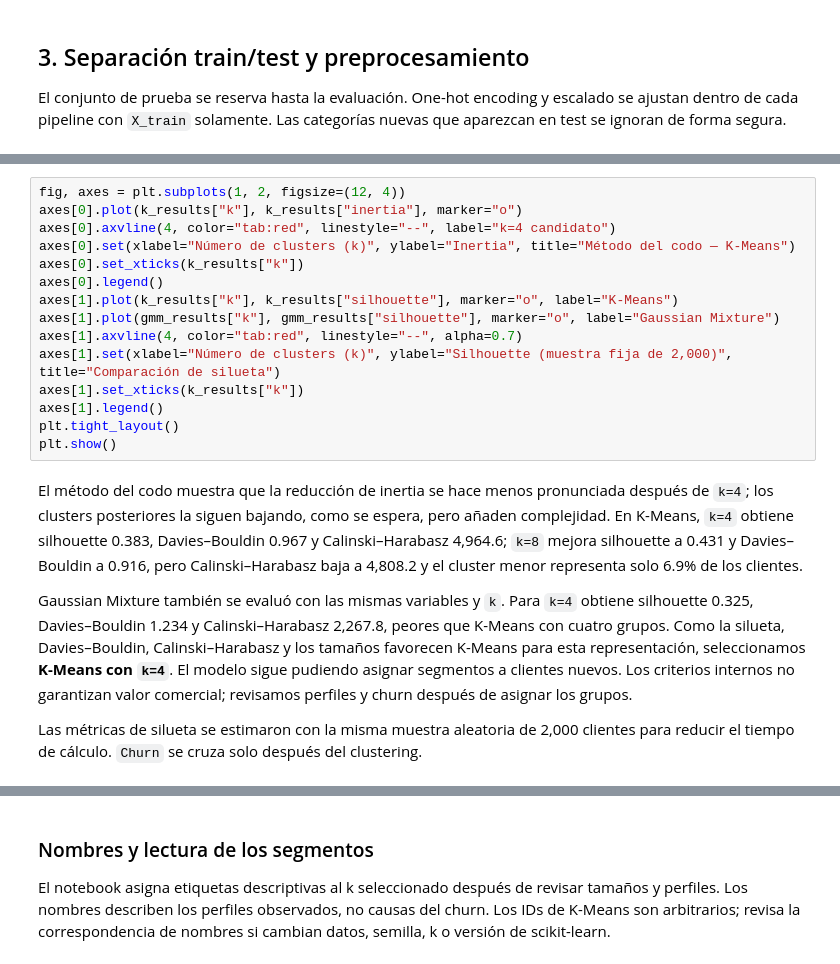
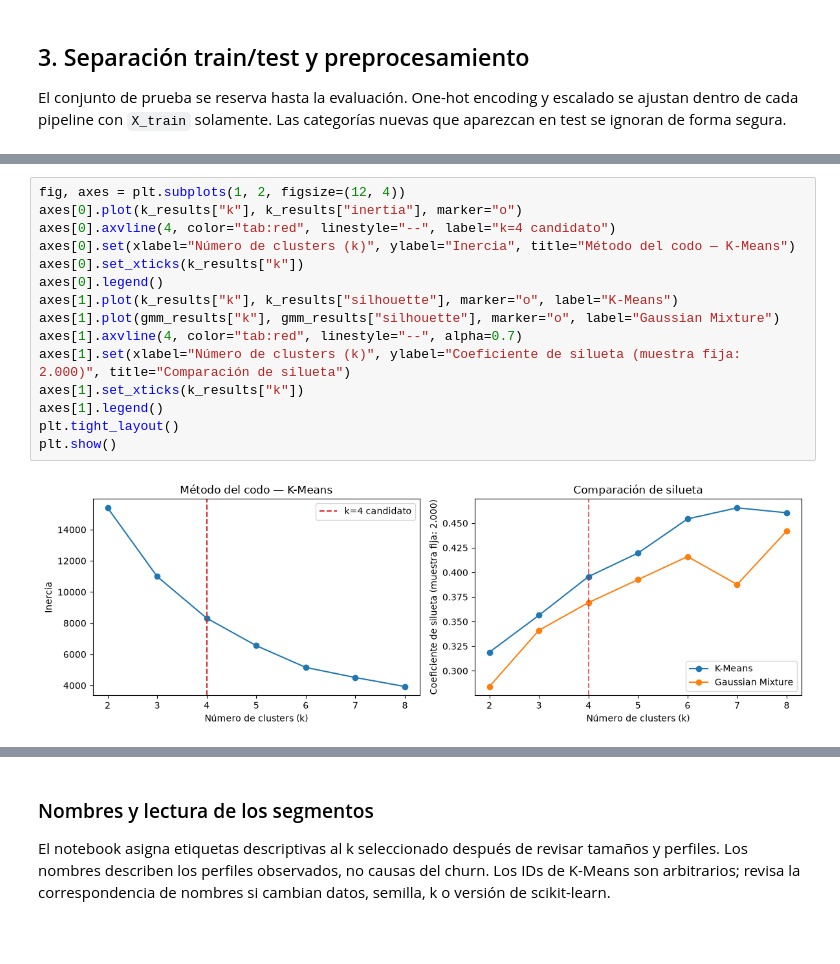
Before and after one commit to HeymichaelRD/customer-churn-analysis, a Jupyter notebook: notebooks/03_modeling_teudys.ipynb, the cells around one changed output, grey strips where cells are left out. Saved outputs shown, nothing was run; the diff lists cells and outputs as text; blank space fills up the shorter version.

```diff
--- a/notebooks/03_modeling_teudys.ipynb
+++ b/notebooks/03_modeling_teudys.ipynb
@@ -218,21 +388,17 @@ cluster_comparison.query("k in [4, 8]").round(3)
 # %%
 fig, axes = plt.subplots(1, 2, figsize=(12, 4))
 axes[0].plot(k_results["k"], k_results["inertia"], marker="o")
 axes[0].axvline(4, color="tab:red", linestyle="--", label="k=4 candidato")
-axes[0].set(xlabel="Número de clusters (k)", ylabel="Inertia", title="Método del codo — K-Means")
+axes[0].set(xlabel="Número de clusters (k)", ylabel="Inercia", title="Método del codo — K-Means")
 axes[0].set_xticks(k_results["k"])
 axes[0].legend()
 axes[1].plot(k_results["k"], k_results["silhouette"], marker="o", label="K-Means")
 axes[1].plot(gmm_results["k"], gmm_results["silhouette"], marker="o", label="Gaussian Mixture")
 axes[1].axvline(4, color="tab:red", linestyle="--", alpha=0.7)
-axes[1].set(xlabel="Número de clusters (k)", ylabel="Silhouette (muestra fija de 2,000)", title="Comparación de silueta")
+axes[1].set(xlabel="Número de clusters (k)", ylabel="Coeficiente de silueta (muestra fija: 2.000)", title="Comparación de silueta")
 axes[1].set_xticks(k_results["k"])
 axes[1].legend()
 plt.tight_layout()
 plt.show()
+# %% [output]
+[figure, added]
-# %% [markdown]
-El método del codo muestra que la reducción de inertia se hace menos pronunciada después de `k=4`; los clusters posteriores la siguen bajando, como se espera, pero añaden complejidad. En K-Means, `k=4` obtiene silhouette 0.383, Davies–Bouldin 0.967 y Calinski–Harabasz 4,964.6; `k=8` mejora silhouette a 0.431 y Davies–Bouldin a 0.916, pero Calinski–Harabasz baja a 4,808.2 y el cluster menor representa solo 6.9% de los clientes.
-
-Gaussian Mixture también se evaluó con las mismas variables y `k`. Para `k=4` obtiene silhouette 0.325, Davies–Bouldin 1.234 y Calinski–Harabasz 2,267.8, peores que K-Means con cuatro grupos. Como la silueta, Davies–Bouldin, Calinski–Harabasz y los tamaños favorecen K-Means para esta representación, seleccionamos **K-Means con `k=4`**. El modelo sigue pudiendo asignar segmentos a clientes nuevos. Los criterios internos no garantizan valor comercial; revisamos perfiles y churn después de asignar los grupos.
-
-Las métricas de silueta se estimaron con la misma muestra aleatoria de 2,000 clientes para reducir el tiempo de cálculo. `Churn` se cruza solo después del clustering.
```
Also changed, not shown: parts of 28 cells of this notebook, 3 other files.
